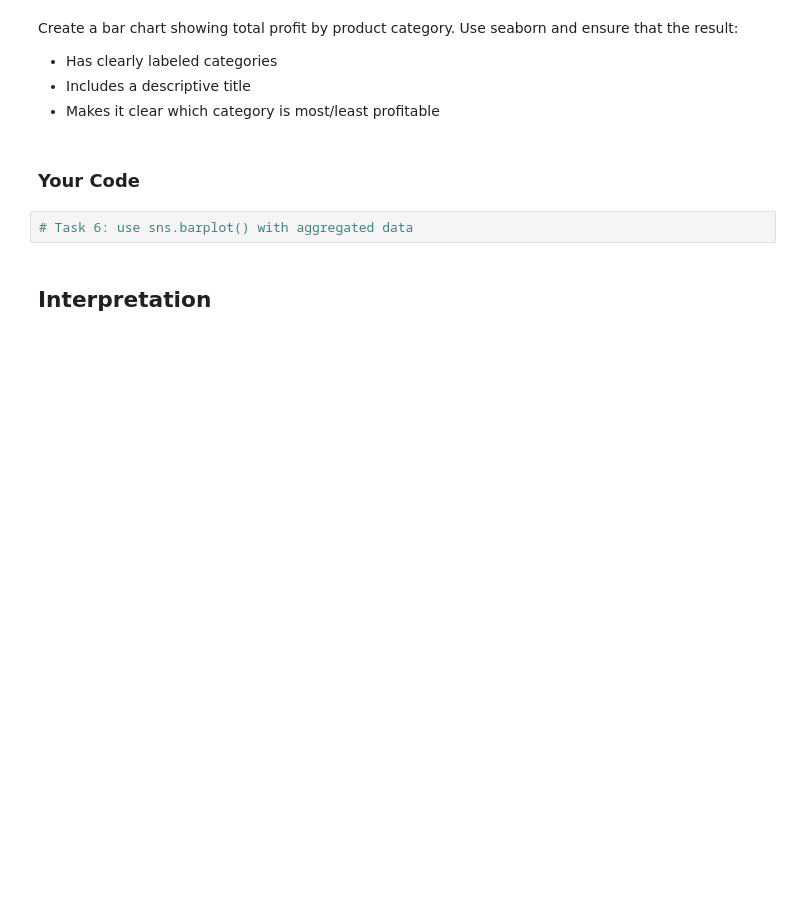
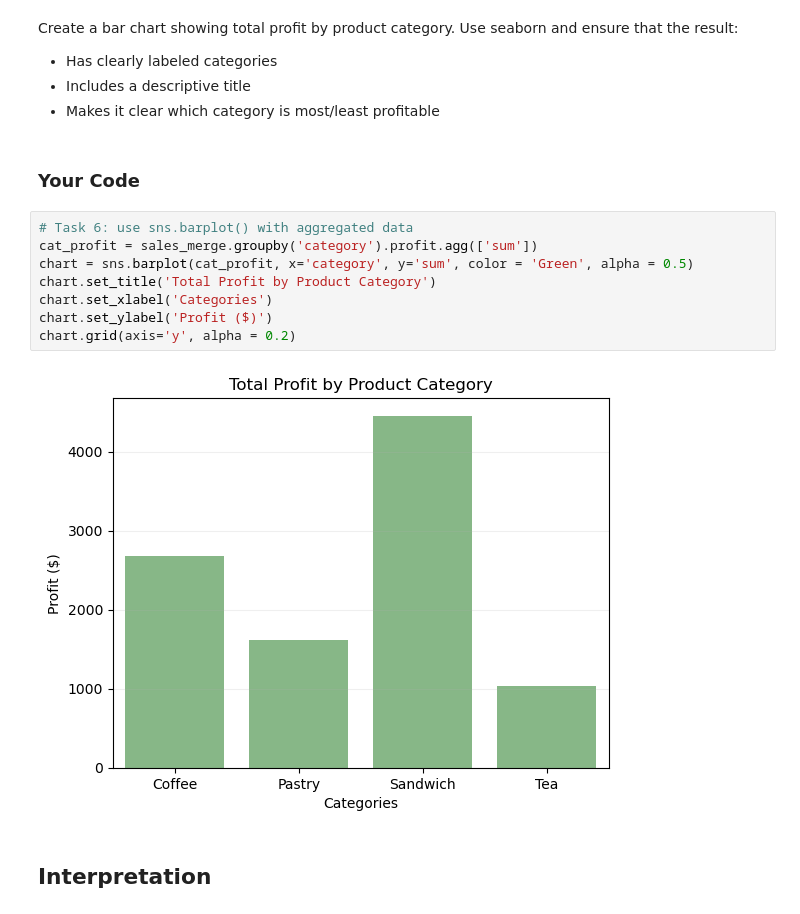
Before and after one commit to omf0008/py4eda-work, a Jupyter notebook: test2b/test_2b.ipynb, the cells around one changed output. Cells and saved outputs as stored; diff of their text form; blank space fills up the shorter version.

```diff
--- a/test2b/test_2b.ipynb
+++ b/test2b/test_2b.ipynb
@@ -321,6 +321,14 @@ Create a bar chart showing total profit by product category. Use seaborn and ens
 ### Your Code
 # %%
 # Task 6: use sns.barplot() with aggregated data
+cat_profit = sales_merge.groupby('category').profit.agg(['sum'])
+chart = sns.barplot(cat_profit, x='category', y='sum', color = 'Green', alpha = 0.5)
+chart.set_title('Total Profit by Product Category')
+chart.set_xlabel('Categories')
+chart.set_ylabel('Profit ($)')
+chart.grid(axis='y', alpha = 0.2)
+# %% [output]
+[figure, added]
 # %% [markdown]
 ## Interpretation
 # %% [markdown]
```
Also changed, not shown: parts of 2 cells of this notebook.
